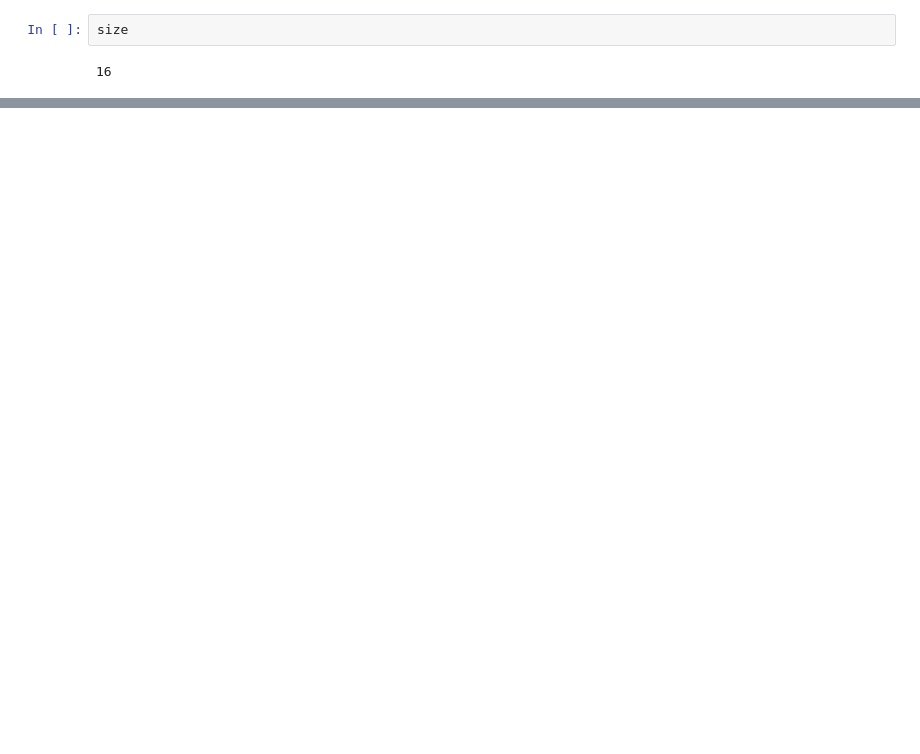
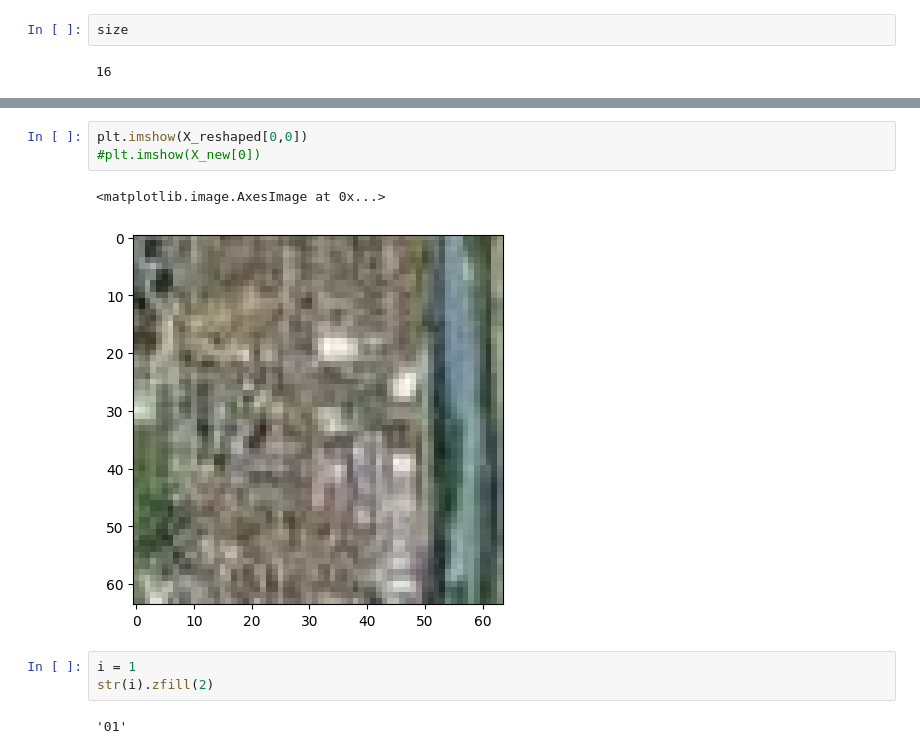
Before and after one commit to pabloknecht/watching-from-above, a Jupyter notebook: notebooks/Notebook_Data_Baseline_model_test.ipynb, the cells around one changed output, grey strips where cells are left out. Saved outputs shown, nothing was run; the diff lists cells and outputs as text; blank space fills up the shorter version.

```diff
--- a/notebooks/Notebook_Data_Baseline_model_test.ipynb
+++ b/notebooks/Notebook_Data_Baseline_model_test.ipynb
@@ -326,0 +402,11 @@ size
+# %%
+plt.imshow(X_reshaped[0,0])
+#plt.imshow(X_new[0])
+# %% [output]
+<matplotlib.image.AxesImage at 0x...>
+[figure, added]
+# %%
+i = 1
+str(i).zfill(2)
+# %% [output]
+'01'
```
Also changed, not shown: parts of 8 cells of this notebook, 2 other files.
